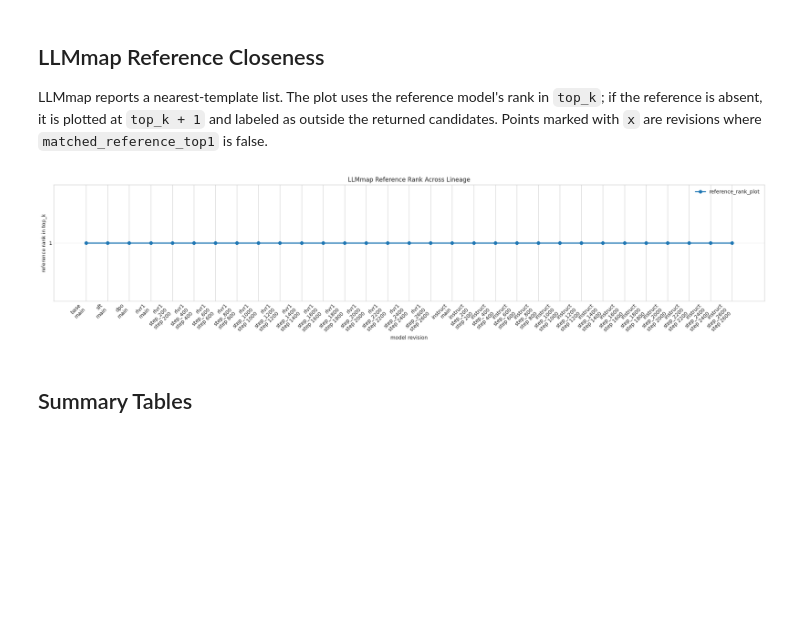
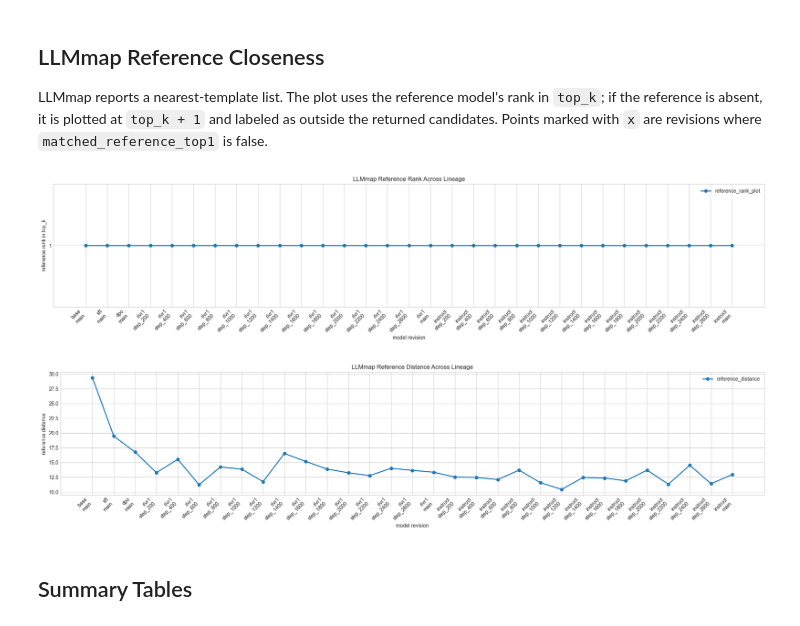
Before and after one commit to AngadK89/robust-auditing, a Jupyter notebook: notebooks/plot_olmo_lineage_verification.ipynb, the cells around one changed output. Cells and saved outputs as stored; diff of their text form; code cells hidden in the pictures; blank space fills up the shorter version.

```diff
--- a/notebooks/plot_olmo_lineage_verification.ipynb
+++ b/notebooks/plot_olmo_lineage_verification.ipynb
@@ -222,47 +69,11 @@ plot_replay_match_rates(replay_df, lineage_df);
 
 LLMmap reports a nearest-template list. The plot uses the reference model's rank in `top_k`; if the reference is absent, it is plotted at `top_k + 1` and labeled as outside the returned candidates. Points marked with `x` are revisions where `matched_reference_top1` is false.
 # %%
-def plot_llmmap_reference_closeness(llmmap_df: pd.DataFrame, lineage_df: pd.DataFrame):
-    if llmmap_df.empty:
-        print("No LLMmap results found.")
-        return None, None
-    data = llmmap_df.sort_values("order")
-    y_column = "reference_rank_plot"
-    fig, ax = plt.subplots(figsize=(max(8, len(lineage_df) * 0.65), 4.8))
-    ax.plot(data["order"], data[y_column], marker="o", linewidth=2, label=y_column)
-
-    failures = data[data["matched_reference_top1"] == False]
-    if not failures.empty:
-        ax.scatter(
-            failures["order"],
-            failures[y_column],
-            marker="x",
-            s=90,
-            linewidths=2.5,
-            color="tab:red",
-            label="top-1 not reference",
-            zorder=3,
-        )
-    missing_count = int(data["reference_distance"].isna().sum())
-    if missing_count:
-        print(
-            f"Reference model absent from top_k for {missing_count} target(s); "
-            "rank is plotted at top_k + 1 for those points."
-        )
-    ax.set_title("LLMmap Reference Rank Across Lineage")
-    ax.set_ylabel("reference rank in top_k")
-    ax.set_xlabel("model revision")
-    ax.invert_yaxis()
-    ax.set_xticks(lineage_df["order"], lineage_df["display_label"], rotation=45, ha="right")
-    ax.set_yticks(data[y_column].dropna().unique())
-    ax.legend()
-    fig.tight_layout()
-    return fig, ax
-
-
 plot_llmmap_reference_closeness(llmmap_df, lineage_df);
+plot_llmmap_reference_distances(llmmap_df, lineage_df);
 # %% [output]
-[figure, old version]
+[figure, new version]
+[figure, added]
 # %% [markdown]
 ## Summary Tables
 # %%
```
Also changed, not shown: parts of 4 cells of this notebook, 2 other files.
